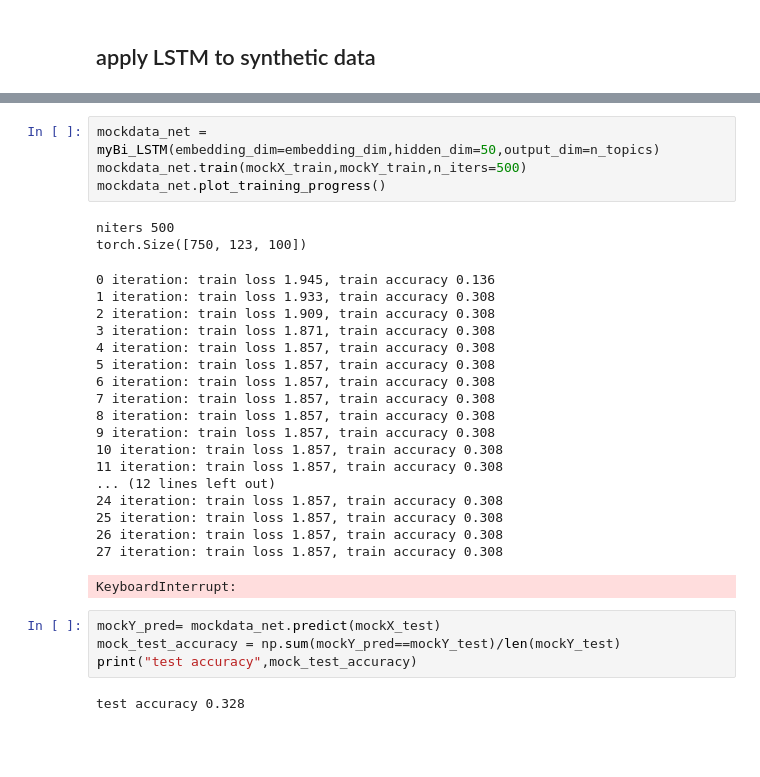
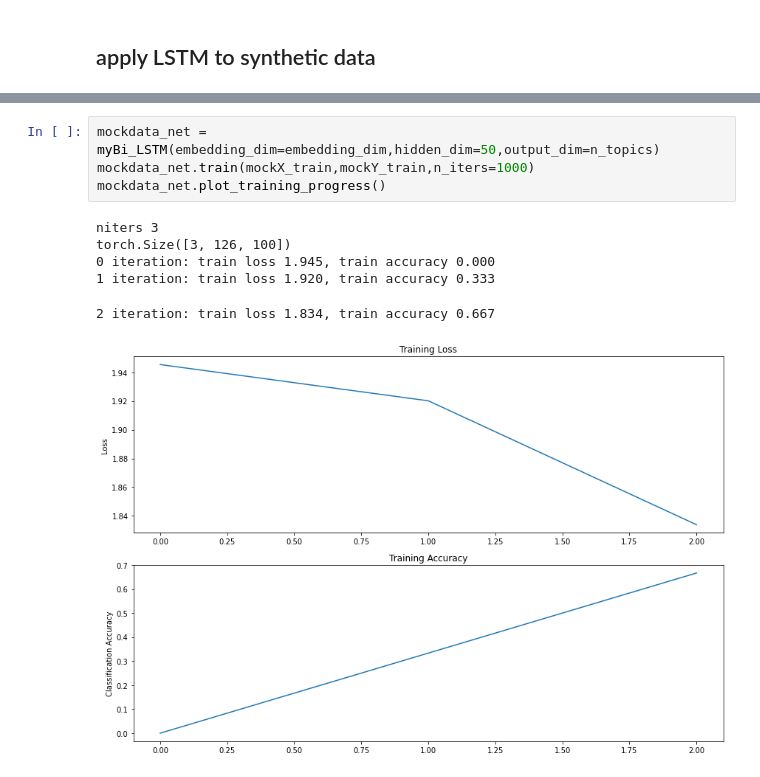
Before and after one commit to clarissaache/DocumentClassifier, a Jupyter notebook: lstmClassifier.ipynb, the cells around one changed output, grey strips where cells are left out. Cells and saved outputs as stored; diff of their text form; blank space fills up the shorter version.

```diff
--- a/lstmClassifier.ipynb
+++ b/lstmClassifier.ipynb
@@ -346,31 +383,11 @@ print(np.shape(mockY))
 # %%
 mockdata_net = myBi_LSTM(embedding_dim=embedding_dim,hidden_dim=50,output_dim=n_topics)
-mockdata_net.train(mockX_train,mockY_train,n_iters=500)
+mockdata_net.train(mockX_train,mockY_train,n_iters=1000)
 mockdata_net.plot_training_progress()
 # %% [output]
-niters 500
-torch.Size([750, 123, 100])
+niters 3
+torch.Size([3, 126, 100])
+0 iteration: train loss 1.945, train accuracy 0.000
+1 iteration: train loss 1.920, train accuracy 0.333
-0 iteration: train loss 1.945, train accuracy 0.136
-1 iteration: train loss 1.933, train accuracy 0.308
-2 iteration: train loss 1.909, train accuracy 0.308
-3 iteration: train loss 1.871, train accuracy 0.308
-4 iteration: train loss 1.857, train accuracy 0.308
-5 iteration: train loss 1.857, train accuracy 0.308
-6 iteration: train loss 1.857, train accuracy 0.308
-7 iteration: train loss 1.857, train accuracy 0.308
-8 iteration: train loss 1.857, train accuracy 0.308
-9 iteration: train loss 1.857, train accuracy 0.308
-10 iteration: train loss 1.857, train accuracy 0.308
-11 iteration: train loss 1.857, train accuracy 0.308
-... (12 lines left out)
-24 iteration: train loss 1.857, train accuracy 0.308
-25 iteration: train loss 1.857, train accuracy 0.308
-26 iteration: train loss 1.857, train accuracy 0.308
-27 iteration: train loss 1.857, train accuracy 0.308
+2 iteration: train loss 1.834, train accuracy 0.667
-KeyboardInterrupt:
+[figure, added]
-# %%
-mockY_pred= mockdata_net.predict(mockX_test)
-mock_test_accuracy = np.sum(mockY_pred==mockY_test)/len(mockY_test)
-print("test accuracy",mock_test_accuracy)
-# %% [output]
-test accuracy 0.328
```
Also changed, not shown: parts of 7 cells of this notebook.
